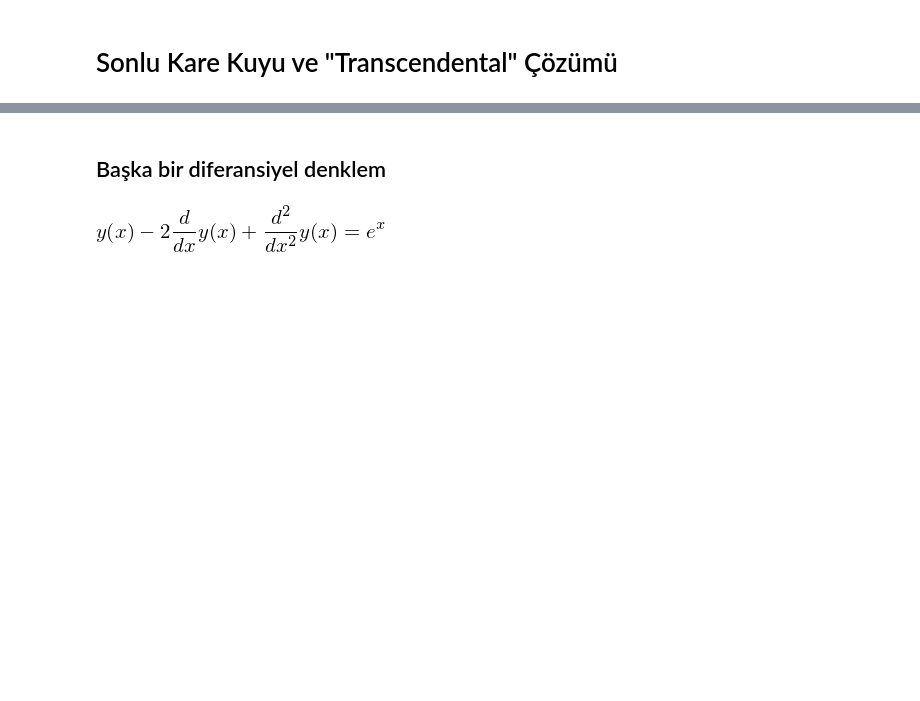
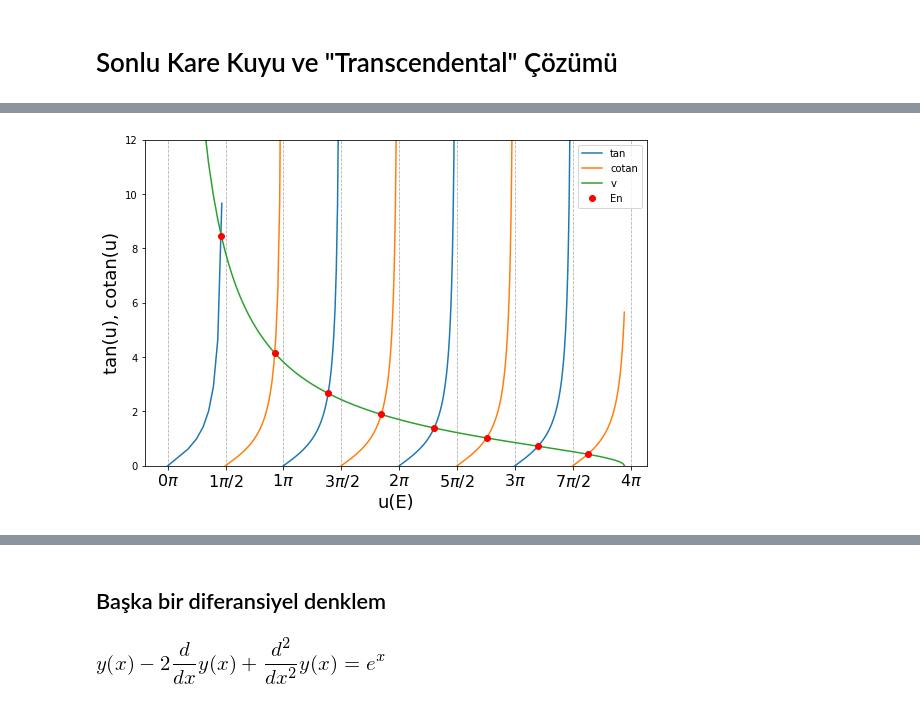
Before and after one commit to mkarakoc/Kuantum_Fizigi, a Jupyter notebook: programlar/SonluKareKuyu_transcendental_cozumu.ipynb, the cells around one changed output, grey strips where cells are left out. Cells and saved outputs as stored; diff of their text form; code cells hidden in the pictures; blank space fills up the shorter version.

Commit message:
kare kuyu çözümü güncelendi

```diff
--- a/programlar/SonluKareKuyu_transcendental_cozumu.ipynb
+++ b/programlar/SonluKareKuyu_transcendental_cozumu.ipynb
@@ -88,3 +93,43 @@ plt.show()
+# %%
+#### Kare kuyu transendental denklemi grafiği :
+from numpy import *
+import matplotlib.pyplot as plt
+%matplotlib inline
+
+En = linspace(1e-6, 65, 500)
+u = lambda E: sqrt(E/hbar2m)*a
+v = lambda E: sqrt((V0-E)/hbar2m)*a
+
+ykok = v(asarray(En_list))/u(asarray(En_list))
+ytu = tan(u(En))
+ycu = -1/tan(u(En))
+yv = v(En)/u(En)
+
+# https://stackoverflow.com/questions/42837910/omit-joining-lines-in-matplotlib-plot-e-g-y-tanx
+ytu[:-1][np.diff(ytu) < 0] = np.nan
+ycu[:-1][np.diff(ycu) < 0] = np.nan
+
+f, ax = plt.subplots(figsize=(9, 6))
+ax.plot(u(En), ytu, label="tan")
+ax.plot(u(En), ycu, label="cotan")
+ax.plot(u(En), yv, label = "v")
+
+ax.plot(u(asarray(En_list)), ykok, "ro", label="En")
+
+plt.xticks([i*np.pi/2 for i in range(9)],
+          [r"${}\pi/2$".format(i) if i%2==1 else r"${}\pi$".format(int(i/2)) for i in range(9)], fontsize=16)
+
+#plt.xlim(0, 10.5)
+#plt.ylim(-10,20)
+plt.ylim(0, 12)
+
+plt.grid(axis='x', linestyle="--")
+plt.xlabel("u(E)", fontsize=18)
+plt.ylabel("tan(u), cotan(u)", fontsize=18)
+plt.legend(loc="best")
+plt.show()
+# %% [output]
+[figure, added]
 # %%
 # Kare kuyu transendental denklemi grafiği :
 from numpy import *
```
Also changed, not shown: parts of 3 cells of this notebook.
